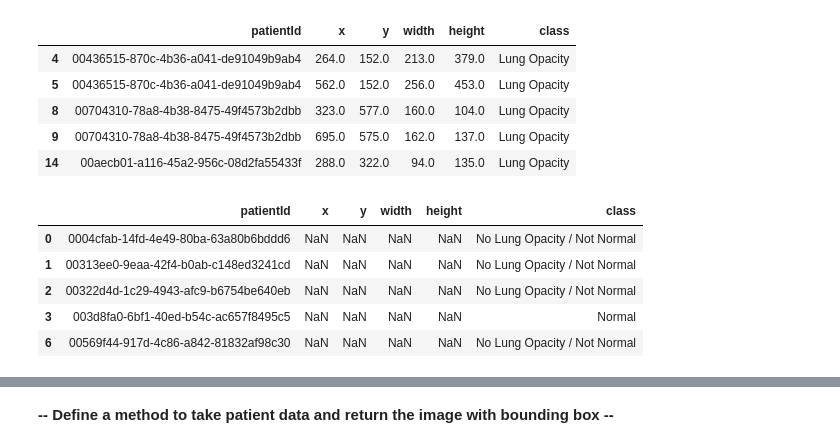
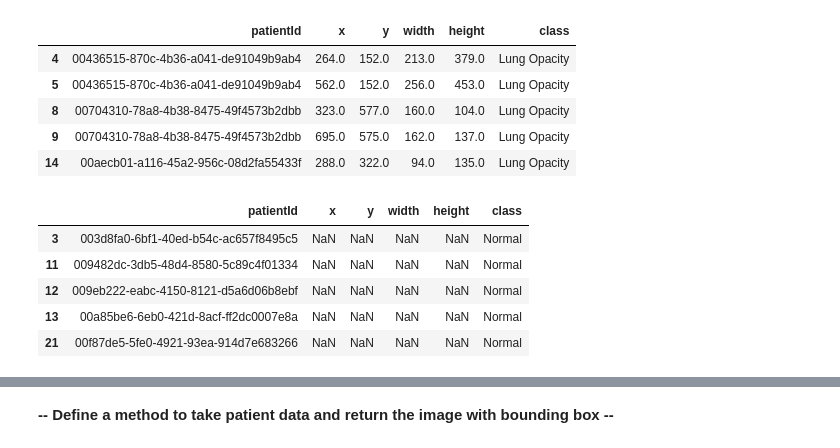
Before and after one commit to singhalgagan1/GreatLearningCapstoneProject, a Jupyter notebook: Practice/Karthik/Capstone_PneumoniaDetection_KarthikSanthanam.ipynb, the cells around one changed output, grey strips where cells are left out. Saved outputs shown, nothing was run; the diff lists cells and outputs as text; code cells hidden in the pictures.

```diff
--- a/Practice/Karthik/Capstone_PneumoniaDetection_KarthikSanthanam.ipynb
+++ b/Practice/Karthik/Capstone_PneumoniaDetection_KarthikSanthanam.ipynb
@@ -385,13 +397,13 @@ pos_df.head()
 | 9 | 00704310-78a8-4b38-8475-49f4573b2dbb | 695.0 | 575.0 | 162.0 | 137.0 | Lung Opacity |
 | 14 | 00aecb01-a116-45a2-956c-08d2fa55433f | 288.0 | 322.0 | 94.0 | 135.0 | Lung Opacity |
 # %%
-# Get the dataframe having only NEGATIVE cases
-neg_df = train_data_df[(train_data_df['Target'] == 0)][['patientId', 'x', 'y', 'width', 'height', 'class']]
-neg_df.head()
+# Get the dataframe having only NEGATIVE cases -> Target class - 'NORMAL'
+neg_normal_df = train_data_df[(train_data_df['Target'] == 0) & (train_data_df['class'] == 'Normal')][['patientId', 'x', 'y', 'width', 'height', 'class']]
+neg_normal_df.head()
 # %% [output]
 |  | patientId | x | y | width | height | class |
-| 0 | 0004cfab-14fd-4e49-80ba-63a80b6bddd6 | NaN | NaN | NaN | NaN | No Lung Opacity / Not Normal |
-| 1 | 00313ee0-9eaa-42f4-b0ab-c148ed3241cd | NaN | NaN | NaN | NaN | No Lung Opacity / Not Normal |
-| 2 | 00322d4d-1c29-4943-afc9-b6754be640eb | NaN | NaN | NaN | NaN | No Lung Opacity / Not Normal |
 | 3 | 003d8fa0-6bf1-40ed-b54c-ac657f8495c5 | NaN | NaN | NaN | NaN | Normal |
-| 6 | 00569f44-917d-4c86-a842-81832af98c30 | NaN | NaN | NaN | NaN | No Lung Opacity / Not Normal |
+| 11 | 009482dc-3db5-48d4-8580-5c89c4f01334 | NaN | NaN | NaN | NaN | Normal |
+| 12 | 009eb222-eabc-4150-8121-d5a6d06b8ebf | NaN | NaN | NaN | NaN | Normal |
+| 13 | 00a85be6-6eb0-421d-8acf-ff2dc0007e8a | NaN | NaN | NaN | NaN | Normal |
+| 21 | 00f87de5-5fe0-4921-93ea-914d7e683266 | NaN | NaN | NaN | NaN | Normal |
```
Also changed, not shown: parts of 26 cells of this notebook.
